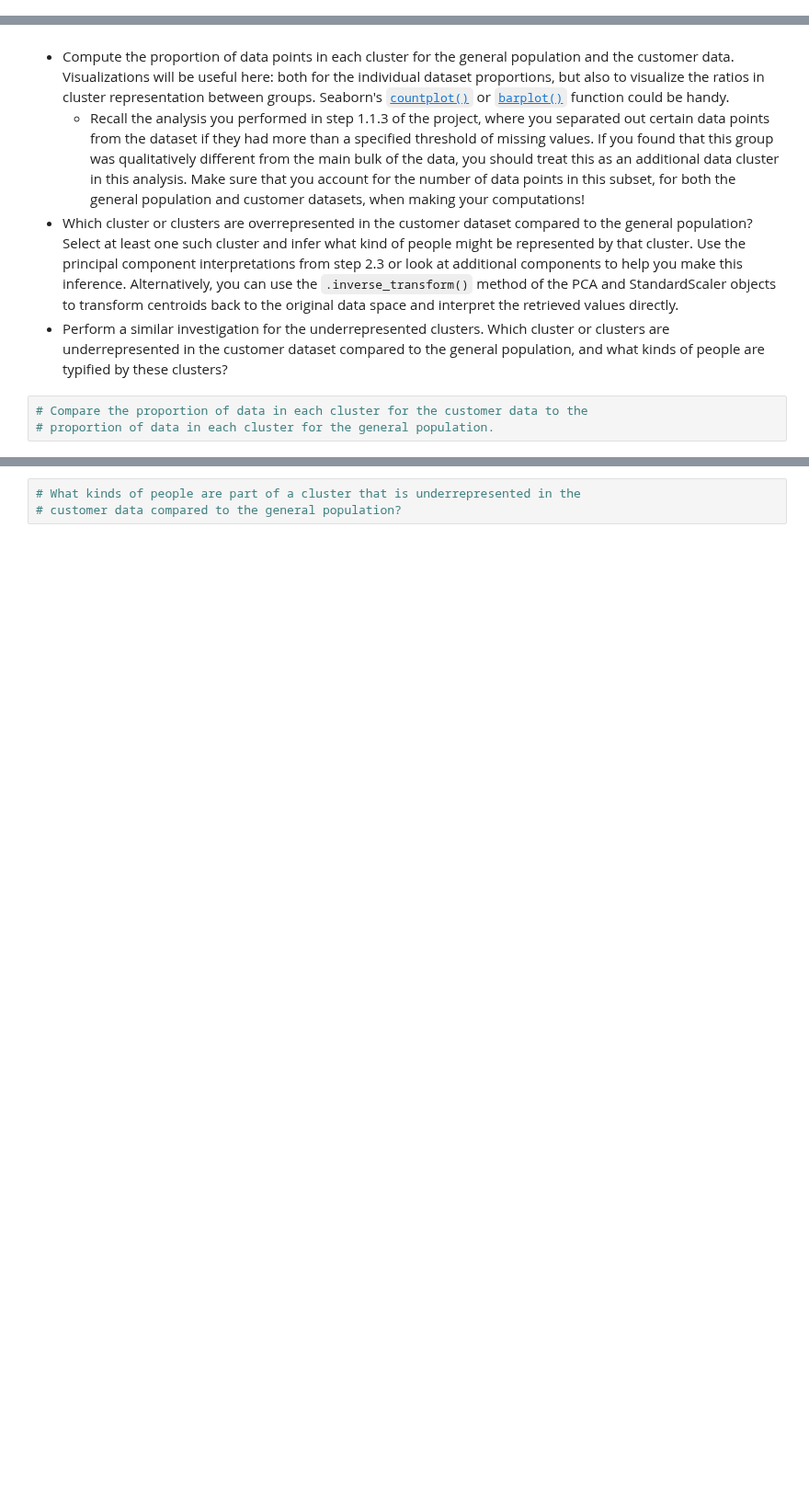
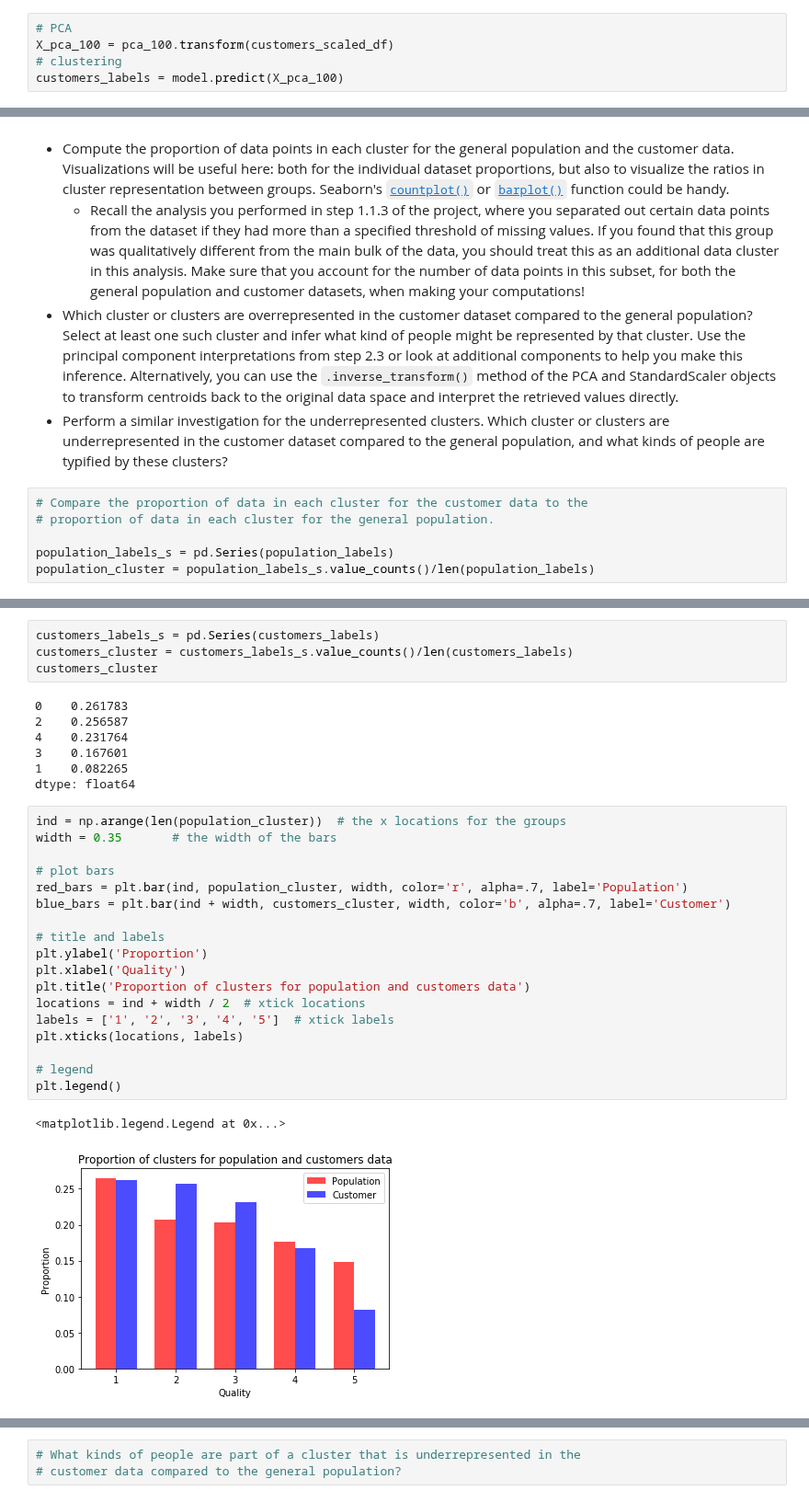
Before and after one commit to jgu1989/UdacityDataScientistNanodegree, a Jupyter notebook: project3_customer_segments/Identify_Customer_Segments.ipynb, the cells around one changed output, grey strips where cells are left out. Shown at 92% size. Saved outputs shown, nothing was run; the diff lists cells and outputs as text; blank space fills up the shorter version.

```diff
--- a/project3_customer_segments/Identify_Customer_Segments.ipynb
+++ b/project3_customer_segments/Identify_Customer_Segments.ipynb
@@ -990,3 +1011,8 @@ customers_scaled_df.head()
 | 4 | -0.668168 | -0.702873 | -1.241807 | -0.51697 | -0.665526 | 2.392450 | ... |
 | 5 | -0.668168 | -0.702873 | 0.723121 | -0.51697 | 0.516200 | -0.600684 | ... |
 5 rows × 192 columns
+# %%
+# PCA
+X_pca_100 = pca_100.transform(customers_scaled_df)
+# clustering
+customers_labels = model.predict(X_pca_100)
@@ -1006,3 +1036,6 @@ Take a look at the following points in this step:
 # %%
 # Compare the proportion of data in each cluster for the customer data to the
 # proportion of data in each cluster for the general population.
+
+population_labels_s = pd.Series(population_labels)
+population_cluster = population_labels_s.value_counts()/len(population_labels)
@@ -1009 +1051,33 @@ Take a look at the following points in this step:
+# %%
+customers_labels_s = pd.Series(customers_labels)
+customers_cluster = customers_labels_s.value_counts()/len(customers_labels)
+customers_cluster
+# %% [output]
+0    0.261783
+2    0.256587
+4    0.231764
+3    0.167601
+1    0.082265
+dtype: float64
+# %%
+ind = np.arange(len(population_cluster))  # the x locations for the groups
+width = 0.35       # the width of the bars
+
+# plot bars
+red_bars = plt.bar(ind, population_cluster, width, color='r', alpha=.7, label='Population')
+blue_bars = plt.bar(ind + width, customers_cluster, width, color='b', alpha=.7, label='Customer')
+
+# title and labels
+plt.ylabel('Proportion')
+plt.xlabel('Quality')
+plt.title('Proportion of clusters for population and customers data')
+locations = ind + width / 2  # xtick locations
+labels = ['1', '2', '3', '4', '5']  # xtick labels
+plt.xticks(locations, labels)
+
+# legend
+plt.legend()
+# %% [output]
+<matplotlib.legend.Legend at 0x...>
+[figure, added]
 # %%
```
Also changed, not shown: parts of 15 cells of this notebook.
